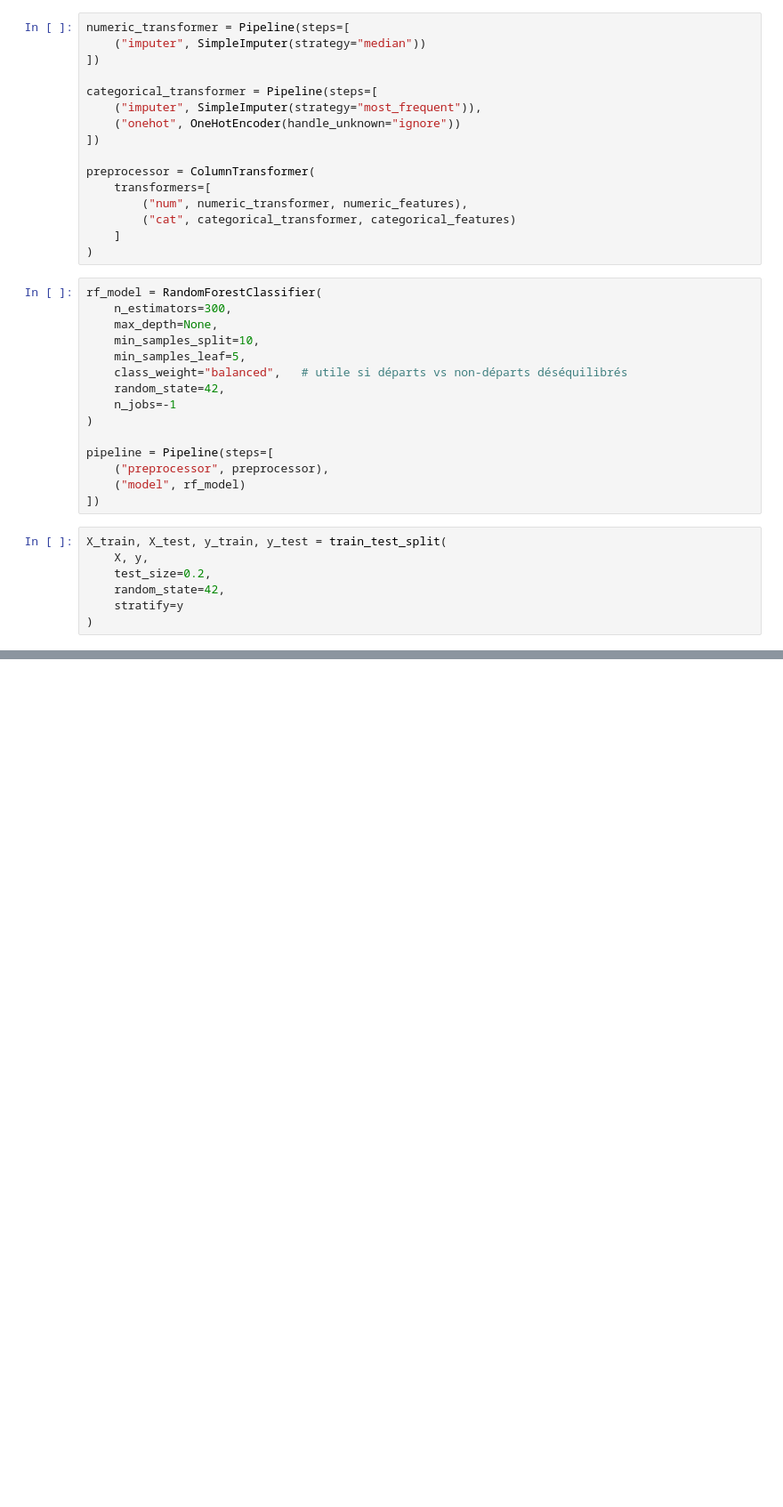
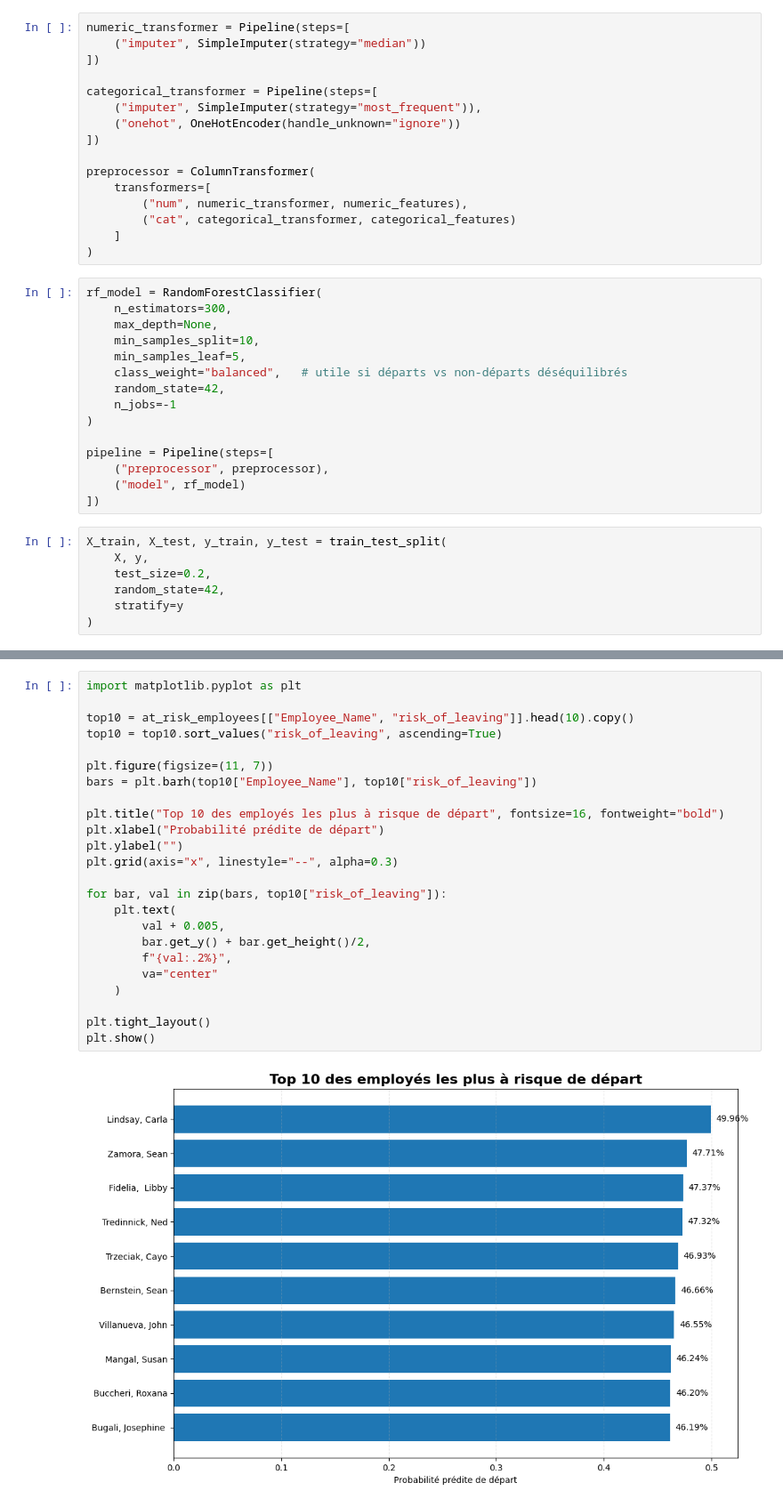
Before and after one commit to Baloo1506/HackathonA4, a Jupyter notebook: analysis3.ipynb, the cells around one changed output, grey strips where cells are left out. Shown at 89% size. Drawn from its saved outputs; the diff is of its cells as text; blank space fills up the shorter version.

```diff
--- a/analysis3.ipynb
+++ b/analysis3.ipynb
@@ -159,0 +377,26 @@ print("- employes_a_risque_depart.csv")
+# %%
+import matplotlib.pyplot as plt
+
+top10 = at_risk_employees[["Employee_Name", "risk_of_leaving"]].head(10).copy()
+top10 = top10.sort_values("risk_of_leaving", ascending=True)
+
+plt.figure(figsize=(11, 7))
+bars = plt.barh(top10["Employee_Name"], top10["risk_of_leaving"])
+
+plt.title("Top 10 des employés les plus à risque de départ", fontsize=16, fontweight="bold")
+plt.xlabel("Probabilité prédite de départ")
+plt.ylabel("")
+plt.grid(axis="x", linestyle="--", alpha=0.3)
+
+for bar, val in zip(bars, top10["risk_of_leaving"]):
+    plt.text(
+        val + 0.005,
+        bar.get_y() + bar.get_height()/2,
+        f"{val:.2%}",
+        va="center"
+    )
+
+plt.tight_layout()
+plt.show()
+# %% [output]
+[figure, added]
```
Also changed, not shown: parts of 12 cells of this notebook, 1 other file.
